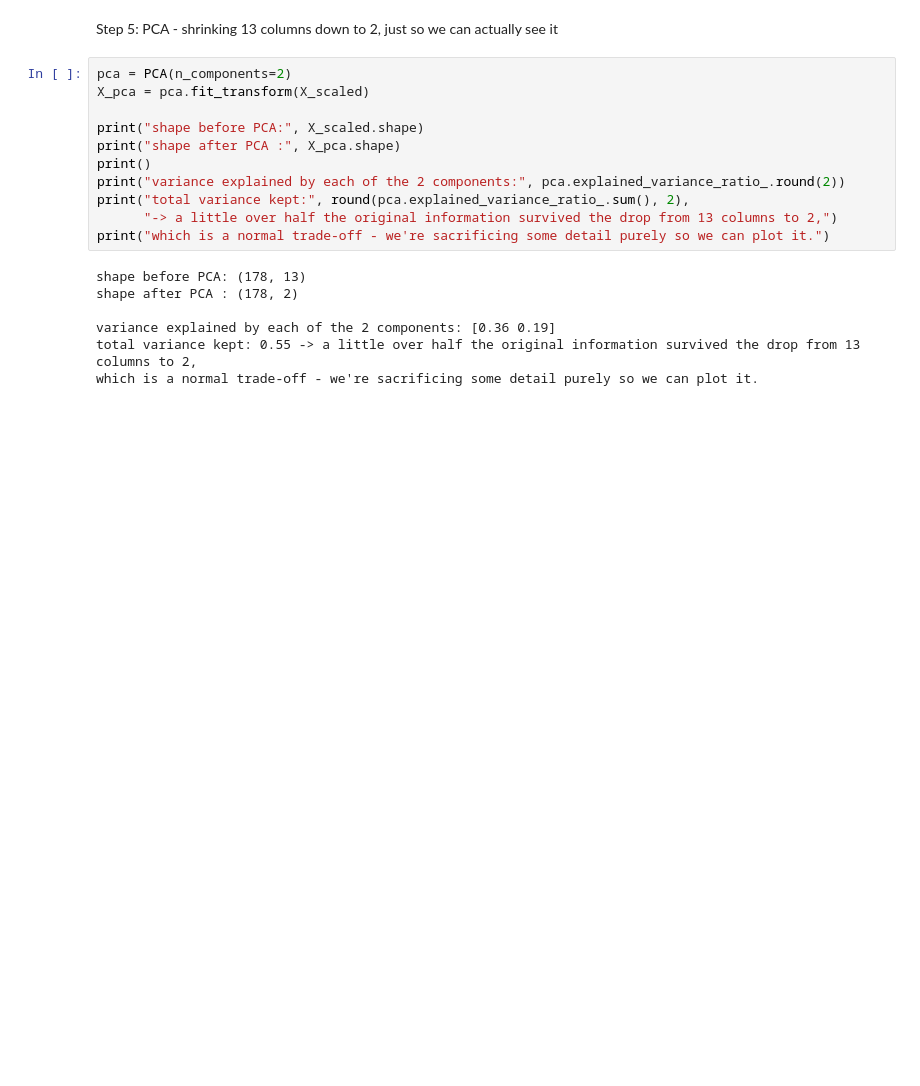
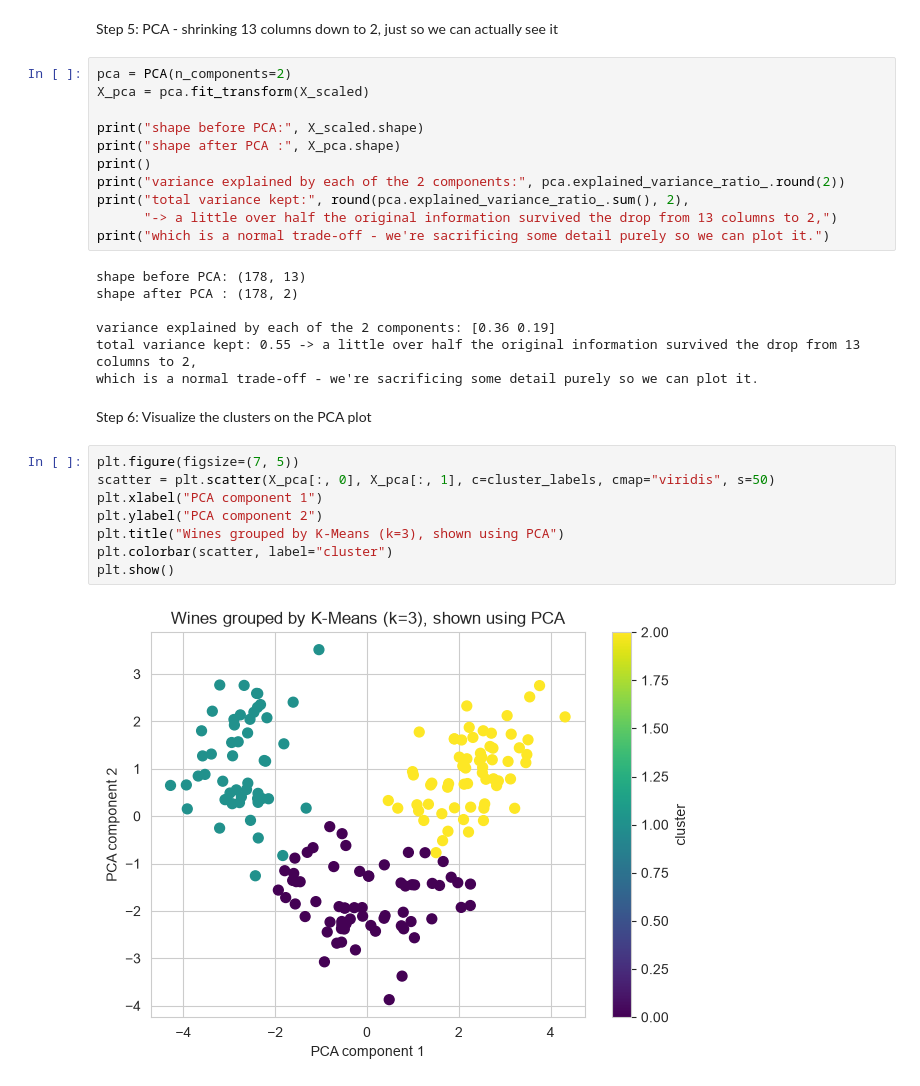
Before and after one commit to santoshkhadka615-syp/AI-ML-Internship, a Jupyter notebook: Week 8 Unsupervised Learning & NLP Basics/Clustering and PCA.ipynb, the cells around one changed output. Saved outputs shown, nothing was run; the diff lists cells and outputs as text; blank space fills up the shorter version.

```diff
--- a/Week 8 Unsupervised Learning & NLP Basics/Clustering and PCA.ipynb
+++ b/Week 8 Unsupervised Learning & NLP Basics/Clustering and PCA.ipynb
@@ -113,3 +113,15 @@ shape after PCA : (178, 2)
 variance explained by each of the 2 components: [0.36 0.19]
 total variance kept: 0.55 -> a little over half the original information survived the drop from 13 columns to 2,
 which is a normal trade-off - we're sacrificing some detail purely so we can plot it.
+# %% [markdown]
+Step 6: Visualize the clusters on the PCA plot
+# %%
+plt.figure(figsize=(7, 5))
+scatter = plt.scatter(X_pca[:, 0], X_pca[:, 1], c=cluster_labels, cmap="viridis", s=50)
+plt.xlabel("PCA component 1")
+plt.ylabel("PCA component 2")
+plt.title("Wines grouped by K-Means (k=3), shown using PCA")
+plt.colorbar(scatter, label="cluster")
+plt.show()
+# %% [output]
+[figure, added]
```
Also changed, not shown: parts of 3 cells of this notebook.
